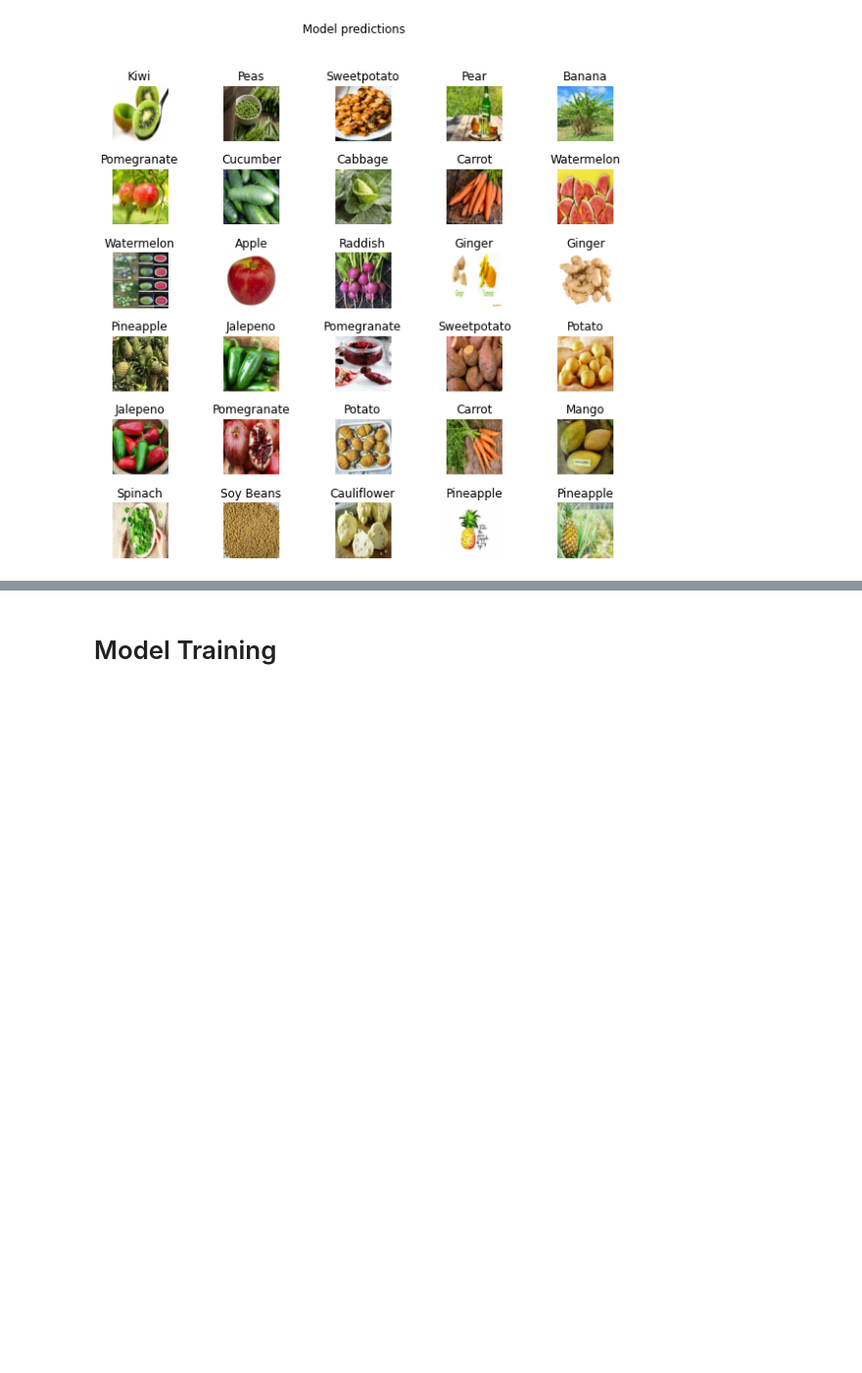
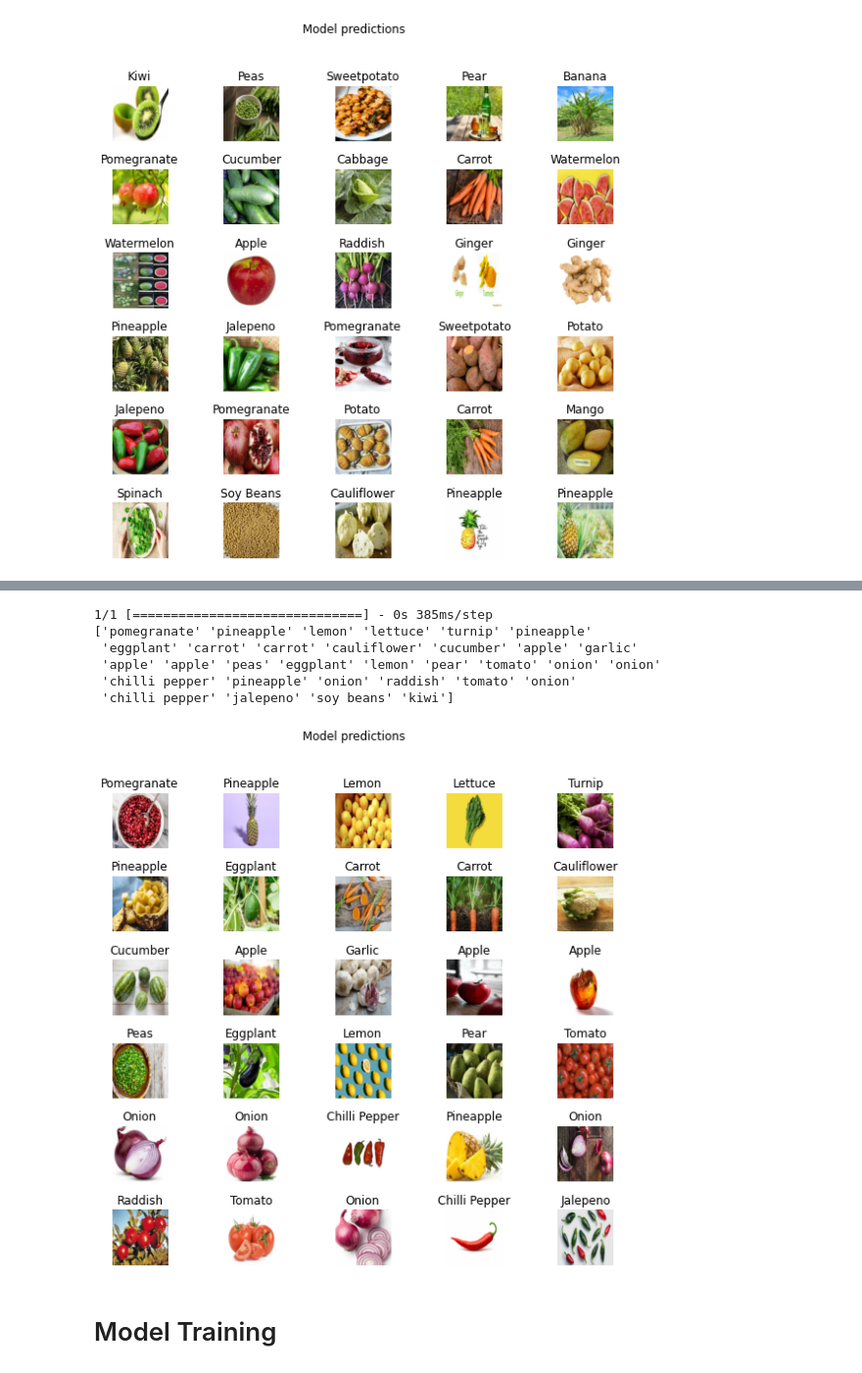
Before and after one commit to PM-cutedogpics/STINTSY-MP, a Jupyter notebook: STINTSY_MP.ipynb, the cells around one changed output, grey strips where cells are left out. Shown at 98% size. Cells and saved outputs as stored; diff of their text form; code cells hidden in the pictures; blank space fills up the shorter version.

```diff
--- a/STINTSY_MP.ipynb
+++ b/STINTSY_MP.ipynb
@@ -414,3 +463,27 @@ _ = plt.suptitle("Model predictions")
+# %%
+# predict on the test dataset
+reloaded_result_batch = reloaded.predict(test_image_batch)
+reloaded_predicted_id = tf.math.argmax(reloaded_result_batch, axis=-1)
+reloaded_predicted_label_batch = class_names[reloaded_predicted_id]
+print(reloaded_predicted_label_batch)
+# %% [output]
+1/1 [==============================] - 0s 385ms/step
+['pomegranate' 'pineapple' 'lemon' 'lettuce' 'turnip' 'pineapple'
+ 'eggplant' 'carrot' 'carrot' 'cauliflower' 'cucumber' 'apple' 'garlic'
+ 'apple' 'apple' 'peas' 'eggplant' 'lemon' 'pear' 'tomato' 'onion' 'onion'
+ 'chilli pepper' 'pineapple' 'onion' 'raddish' 'tomato' 'onion'
+ 'chilli pepper' 'jalepeno' 'soy beans' 'kiwi']
+# %%
+plt.figure(figsize=(10,9))
+plt.subplots_adjust(hspace=0.5)
+for n in range(30):
+    plt.subplot(6,5,n+1)
+    plt.imshow(test_image_batch[n])
+    plt.title(reloaded_predicted_label_batch[n].title())
+    plt.axis('off')
+_ = plt.suptitle("Model predictions")
+# %% [output]
+[figure, added]
 # %% [markdown]
 # Model Training
 # %% [markdown]
```
Also changed, not shown: parts of 11 cells of this notebook, 4 other files.
